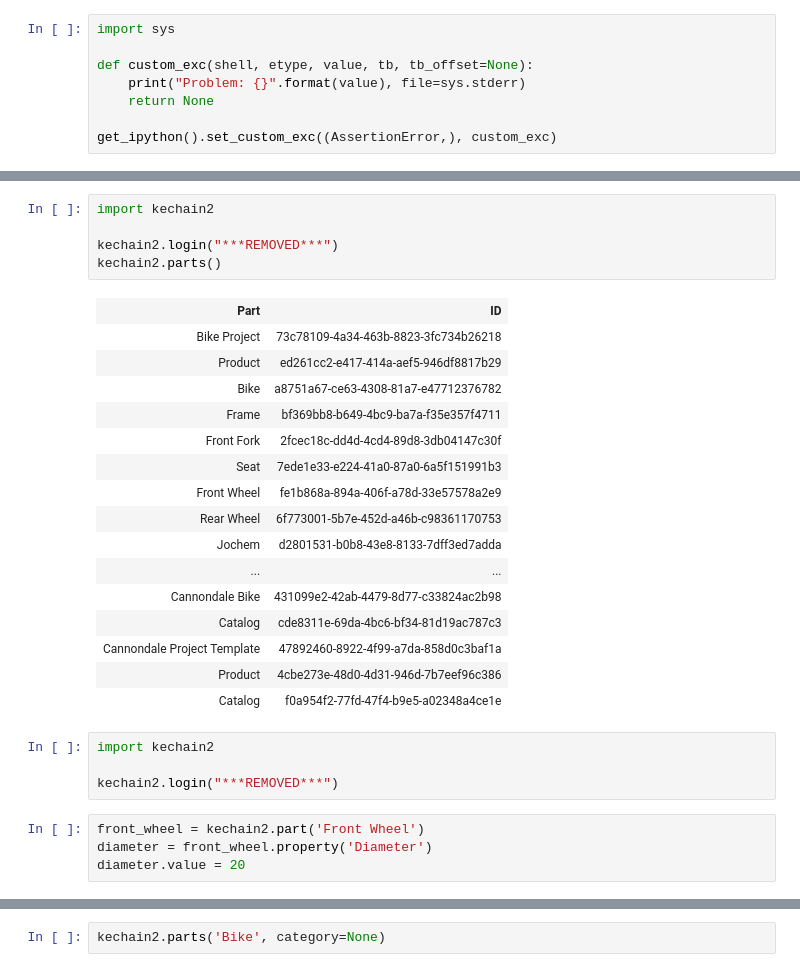
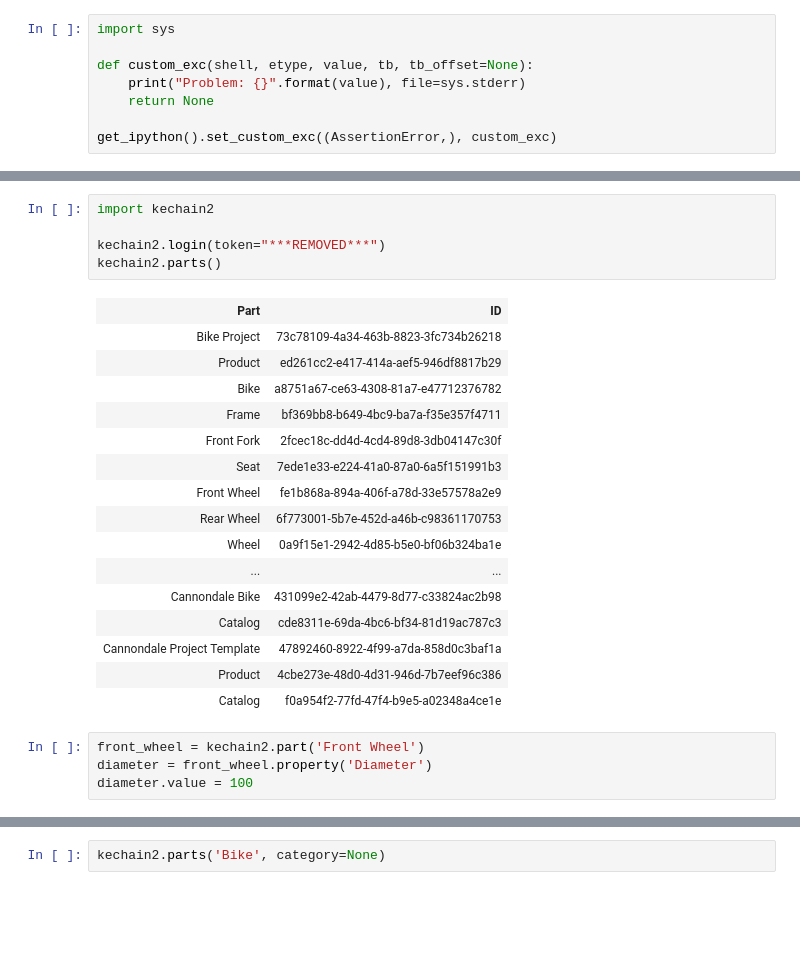
Before and after one commit to KE-works/pykechain, a Jupyter notebook: example2.ipynb, the cells around one changed output, grey strips where cells are left out. Cells and saved outputs as stored; diff of their text form; blank space fills up the shorter version.

```diff
--- a/example2.ipynb
+++ b/example2.ipynb
@@ -62,33 +62,29 @@ c.parts()
 # %%
 import kechain2
 
-kechain2.login("***REMOVED***")
+kechain2.login(token="***REMOVED***")
 kechain2.parts()
 # %% [output]
 | Part | ID |
 | Bike Project | 73c78109-4a34-463b-8823-3fc734b26218 |
 | Product | ed261cc2-e417-414a-aef5-946df8817b29 |
 | Bike | a8751a67-ce63-4308-81a7-e47712376782 |
 | Frame | bf369bb8-b649-4bc9-ba7a-f35e357f4711 |
 | Front Fork | 2fcec18c-dd4d-4cd4-89d8-3db04147c30f |
 | Seat | 7ede1e33-e224-41a0-87a0-6a5f151991b3 |
 | Front Wheel | fe1b868a-894a-406f-a78d-33e57578a2e9 |
 | Rear Wheel | 6f773001-5b7e-452d-a46b-c98361170753 |
-| Jochem | d2801531-b0b8-43e8-8133-7dff3ed7adda |
+| Wheel | 0a9f15e1-2942-4d85-b5e0-bf06b324ba1e |
 | ... | ... |
 | Cannondale Bike | 431099e2-42ab-4479-8d77-c33824ac2b98 |
 | Catalog | cde8311e-69da-4bc6-bf34-81d19ac787c3 |
 | Cannondale Project Template | 47892460-8922-4f99-a7da-858d0c3baf1a |
 | Product | 4cbe273e-48d0-4d31-946d-7b7eef96c386 |
 | Catalog | f0a954f2-77fd-47f4-b9e5-a02348a4ce1e |
-# %%
-import kechain2
-
-kechain2.login("***REMOVED***")
 # %%
 front_wheel = kechain2.part('Front Wheel')
 diameter = front_wheel.property('Diameter')
-diameter.value = 20
+diameter.value = 100
 # %%
 kechain2.part('Bike').property('Gears').value
 # %% [output]
```
Also changed, not shown: parts of 11 cells of this notebook, 6 other files.
